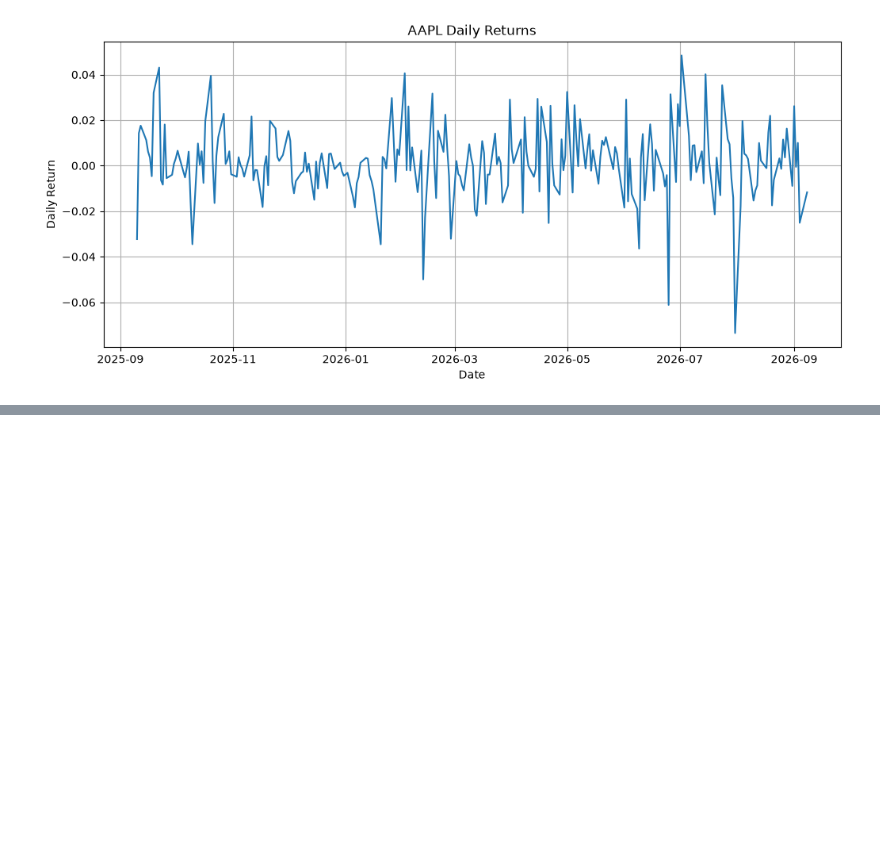
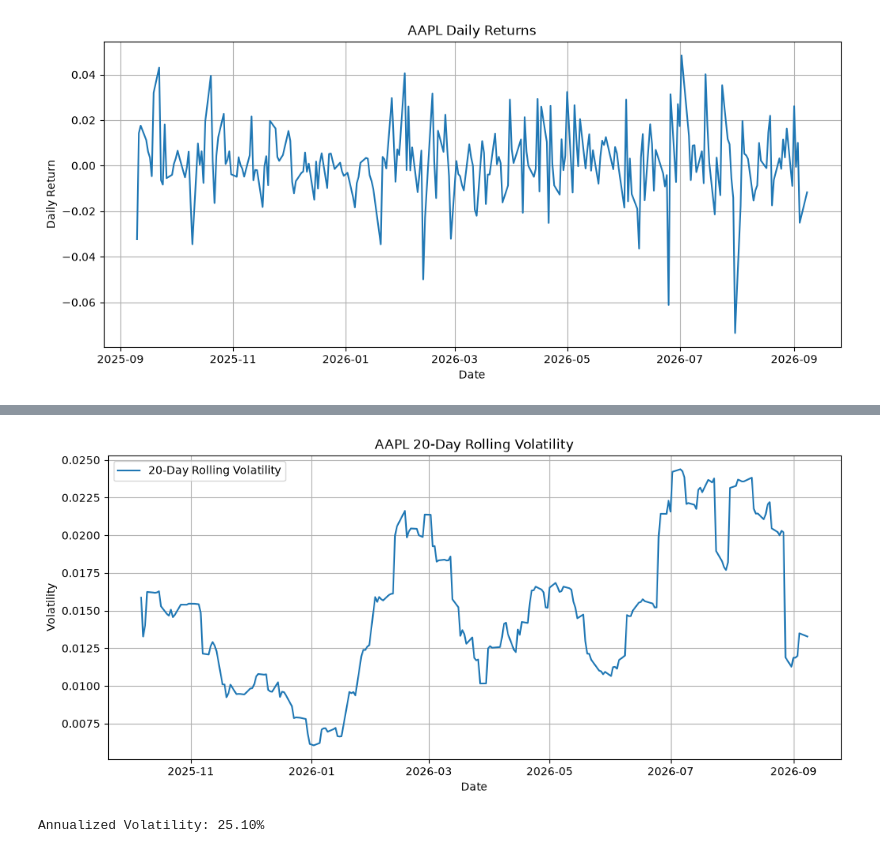
Before and after one commit to gunikatulsyan/EquiLens, a Jupyter notebook: notebooks/01_data_exploration.ipynb, the cells around one changed output, grey strips where cells are left out. Drawn from its saved outputs; the diff is of its cells as text; code cells hidden in the pictures; blank space fills up the shorter version.

```diff
--- a/notebooks/01_data_exploration.ipynb
+++ b/notebooks/01_data_exploration.ipynb
@@ -117,0 +158,4 @@ plt.show()
+# %%
+data["Volatility_20"] = data["Daily_Return"].rolling(window=20).std()
+
+data[["Daily_Return", "Volatility_20"]].tail()
@@ -117,0 +170,23 @@ plt.show()
+# %%
+plt.figure(figsize=(12, 5))
+
+plt.plot(
+    data.index,
+    data["Volatility_20"],
+    label="20-Day Rolling Volatility"
+)
+
+plt.title("AAPL 20-Day Rolling Volatility")
+plt.xlabel("Date")
+plt.ylabel("Volatility")
+plt.legend()
+plt.grid(True)
+plt.show()
+# %% [output]
+[figure, added]
+# %%
+annualized_volatility = data["Daily_Return"].std() * np.sqrt(252)
+
+print(f"Annualized Volatility: {annualized_volatility:.2%}")
+# %% [output]
+Annualized Volatility: 25.10%
```
Also changed, not shown: parts of 14 cells of this notebook.
